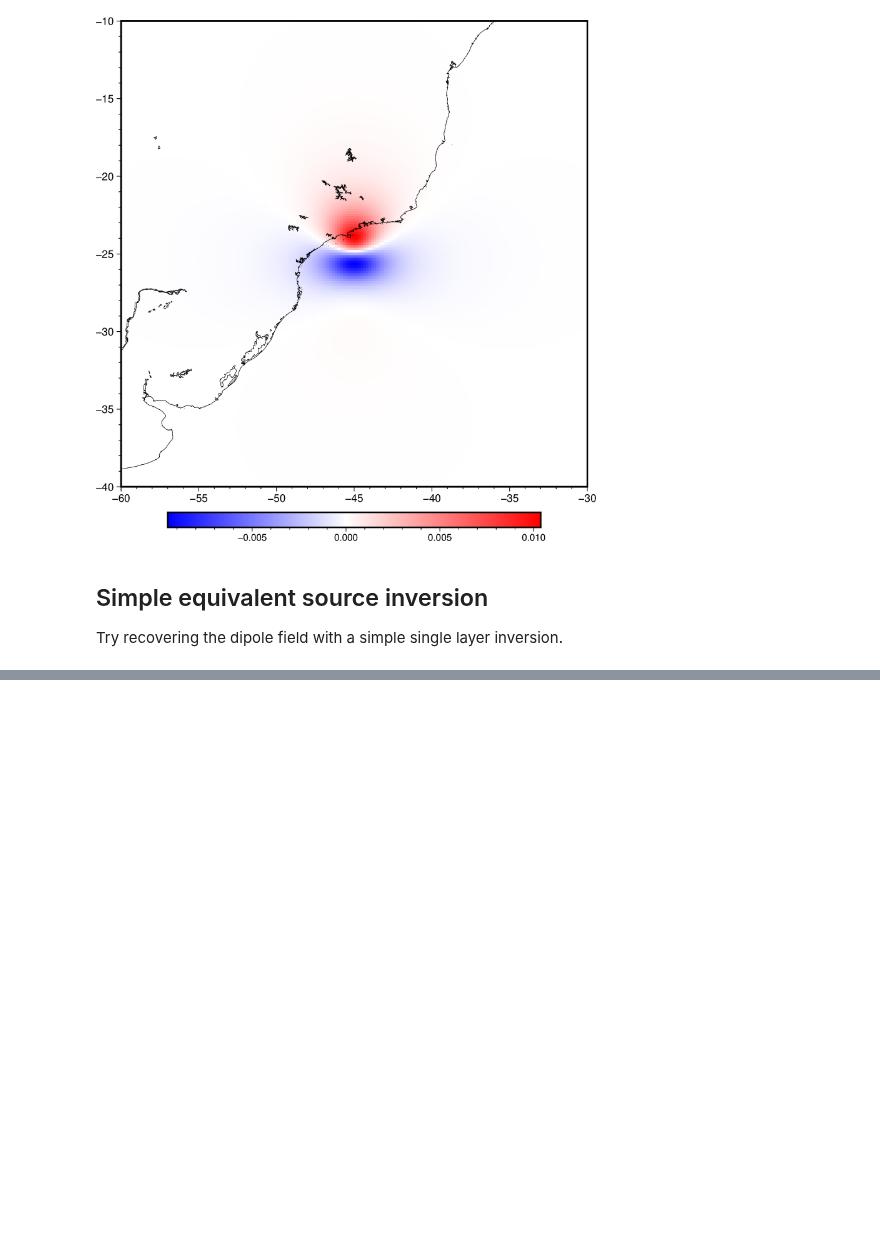
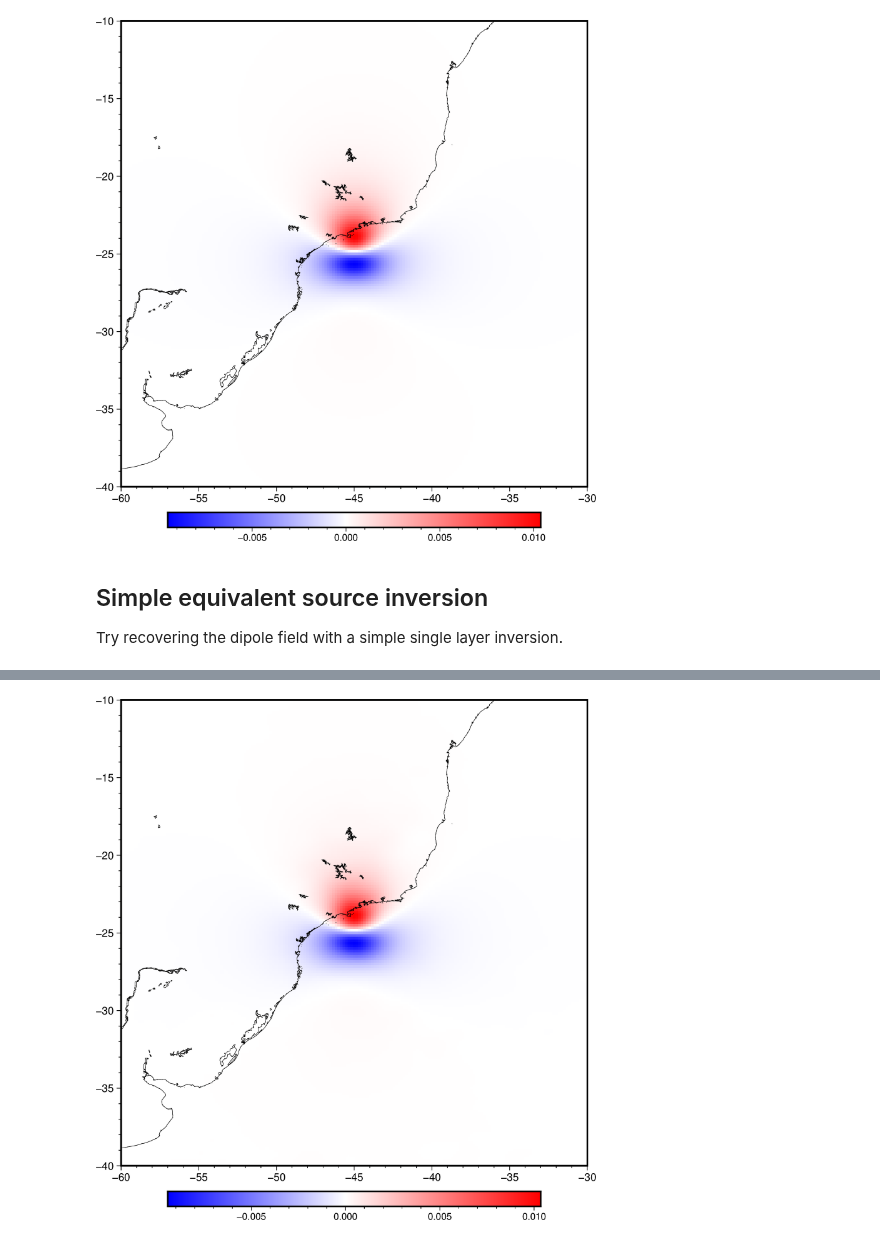
Before and after one commit to compgeolab/eqs-magnetic-spherical, a Jupyter notebook: code/proof-of-concept.ipynb, the cells around one changed output, grey strips where cells are left out. Saved outputs shown, nothing was run; the diff lists cells and outputs as text; code cells hidden in the pictures; blank space fills up the shorter version.

```diff
--- a/code/proof-of-concept.ipynb
+++ b/code/proof-of-concept.ipynb
@@ -65,0 +79,4 @@ Try recovering the dipole field with a simple single layer inversion.
+# %%
+%%time
+eqs = sph.EquivalentSourcesMagGeod(damping=1e-8, depth=200e3)
+eqs.fit(coordinates, inclination, declination, data)
@@ -65,0 +87,16 @@ Try recovering the dipole field with a simple single layer inversion.
+# %%
+total_field_anomaly_predicted = vd.make_xarray_grid(
+    grid_coordinates,
+    hm.total_field_anomaly(eqs.predict(grid_coordinates), inclination, declination),
+    data_names="grid",
+    dims=("latitude", "longitude"),
+    extra_coords_names="height",
+).grid
+# %%
+fig = pygmt.Figure()
+fig.grdimage(total_field_anomaly_predicted, cmap="polar+h", frame=True)
+fig.colorbar()
+fig.coast(shorelines=True)
+fig.show()
+# %% [output]
+[figure, added]
```
Also changed, not shown: parts of 3 cells of this notebook, 1 other file.
